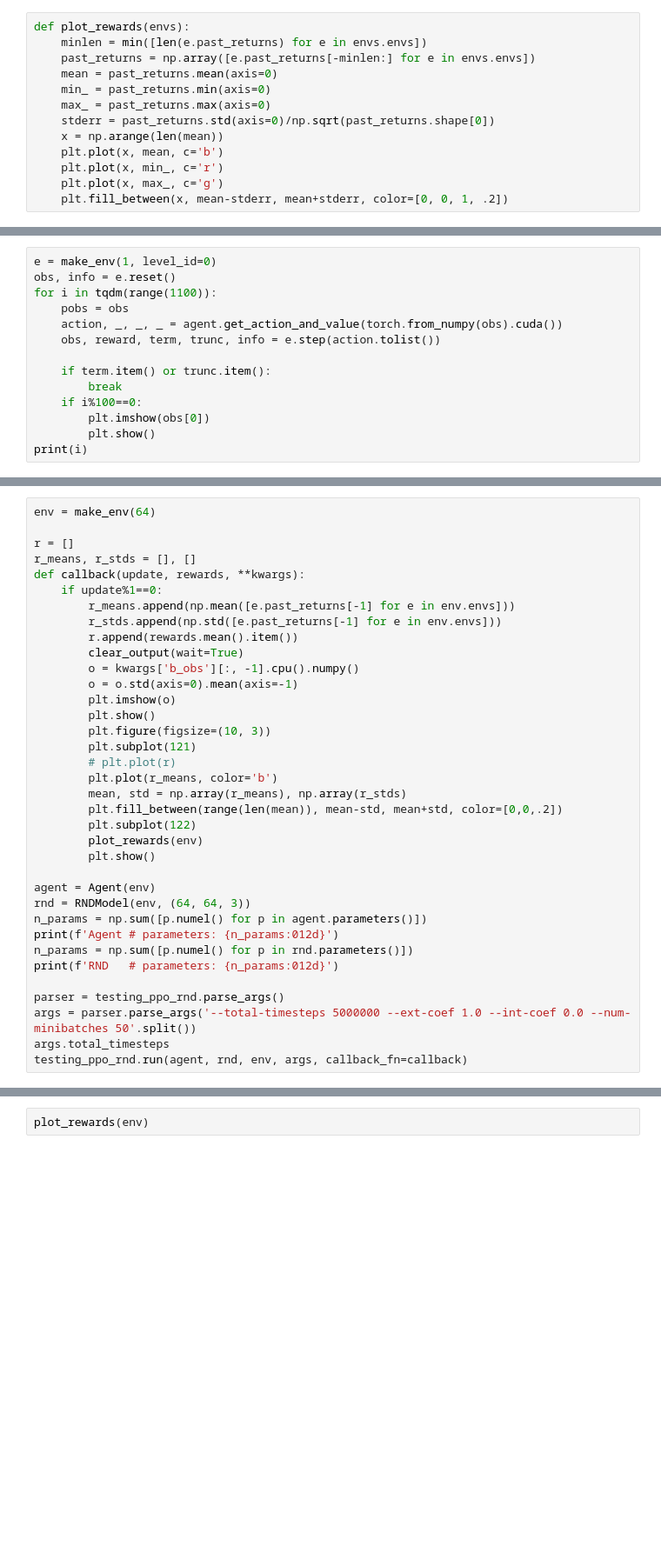
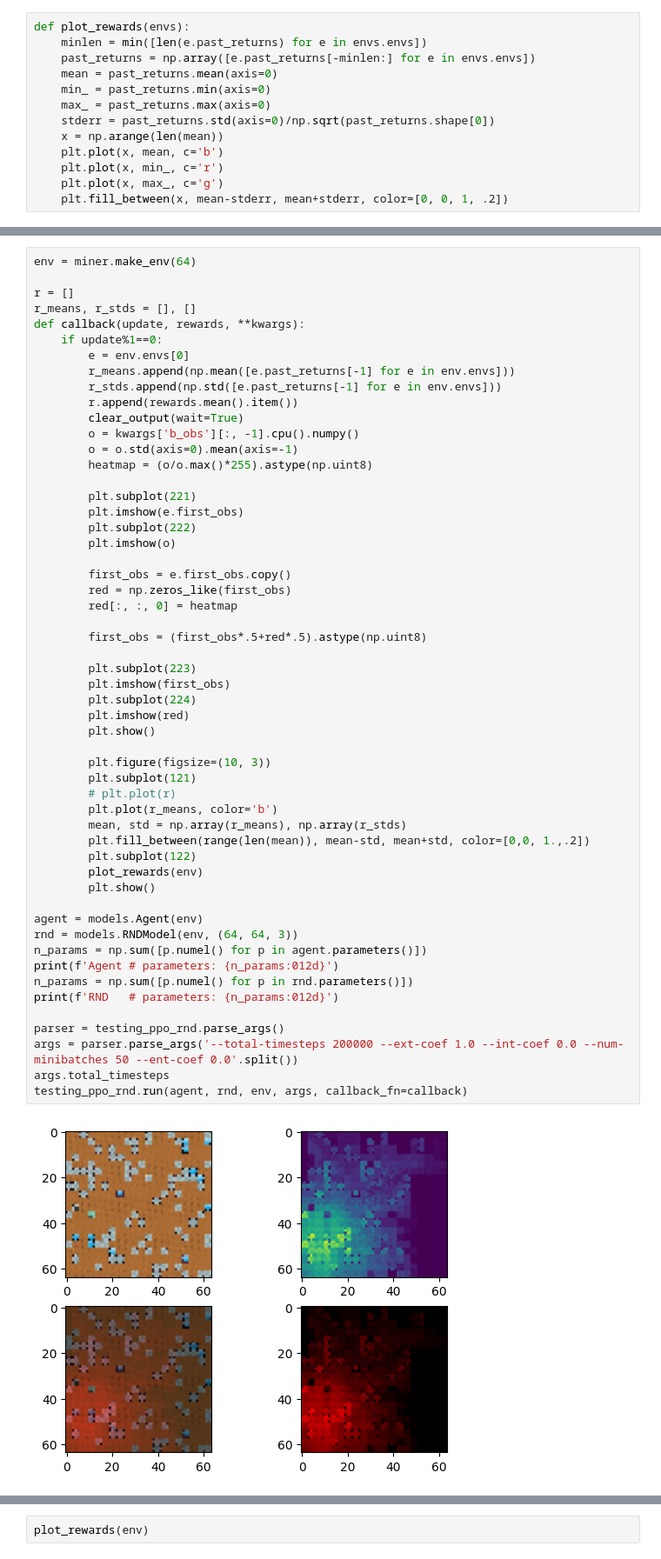
Before and after one commit to akarshkumar0101/exploration-generalization, a Jupyter notebook: exploration_distillation/exploration_distillation.ipynb, the cells around one changed output, grey strips where cells are left out. Shown at 87% size. Cells and saved outputs as stored; diff of their text form; blank space fills up the shorter version.

```diff
--- a/exploration_distillation/exploration_distillation.ipynb
+++ b/exploration_distillation/exploration_distillation.ipynb
@@ -83,14 +36,0 @@ plt.imshow(obs[0])
-# %%
-e = make_env(1, level_id=0)
-obs, info = e.reset()
-for i in tqdm(range(1100)):
-    pobs = obs
-    action, _, _, _ = agent.get_action_and_value(torch.from_numpy(obs).cuda())
-    obs, reward, term, trunc, info = e.step(action.tolist())
-
-    if term.item() or trunc.item():
-        break
-    if i%100==0:
-        plt.imshow(obs[0])
-        plt.show()
-print(i)
@@ -193,37 +37,56 @@ obs.shape, obs.dtype
 # %%
-env = make_env(64)
+env = miner.make_env(64)
 
 r = []
 r_means, r_stds = [], []
 def callback(update, rewards, **kwargs):
     if update%1==0:
+        e = env.envs[0]
         r_means.append(np.mean([e.past_returns[-1] for e in env.envs]))
         r_stds.append(np.std([e.past_returns[-1] for e in env.envs]))
         r.append(rewards.mean().item())
         clear_output(wait=True)
         o = kwargs['b_obs'][:, -1].cpu().numpy()
         o = o.std(axis=0).mean(axis=-1)
+        heatmap = (o/o.max()*255).astype(np.uint8)
+
+        plt.subplot(221)
+        plt.imshow(e.first_obs)
+        plt.subplot(222)
         plt.imshow(o)
+
+        first_obs = e.first_obs.copy()
+        red = np.zeros_like(first_obs)
+        red[:, :, 0] = heatmap
+
+        first_obs = (first_obs*.5+red*.5).astype(np.uint8)
+
+        plt.subplot(223)
+        plt.imshow(first_obs)
+        plt.subplot(224)
+        plt.imshow(red)
         plt.show()
+
         plt.figure(figsize=(10, 3))
         plt.subplot(121)
         # plt.plot(r)
         plt.plot(r_means, color='b')
         mean, std = np.array(r_means), np.array(r_stds)
-        plt.fill_between(range(len(mean)), mean-std, mean+std, color=[0,0,.2])
+        plt.fill_between(range(len(mean)), mean-std, mean+std, color=[0,0, 1.,.2])
         plt.subplot(122)
         plot_rewards(env)
         plt.show()
 
-agent = Agent(env)
-rnd = RNDModel(env, (64, 64, 3))
+agent = models.Agent(env)
+rnd = models.RNDModel(env, (64, 64, 3))
 n_params = np.sum([p.numel() for p in agent.parameters()])
 print(f'Agent # parameters: {n_params:012d}')
 n_params = np.sum([p.numel() for p in rnd.parameters()])
 print(f'RND   # parameters: {n_params:012d}')
 
 parser = testing_ppo_rnd.parse_args()
-args = parser.parse_args('--total-timesteps 5000000 --ext-coef 1.0 --int-coef 0.0 --num-minibatches 50'.split())
+args = parser.parse_args('--total-timesteps 200000 --ext-coef 1.0 --int-coef 0.0 --num-minibatches 50 --ent-coef 0.0'.split())
 args.total_timesteps
 testing_ppo_rnd.run(agent, rnd, env, args, callback_fn=callback)
 # %% [output]
+[figure, added]
```
Also changed, not shown: parts of 32 cells of this notebook, 2 other files.
